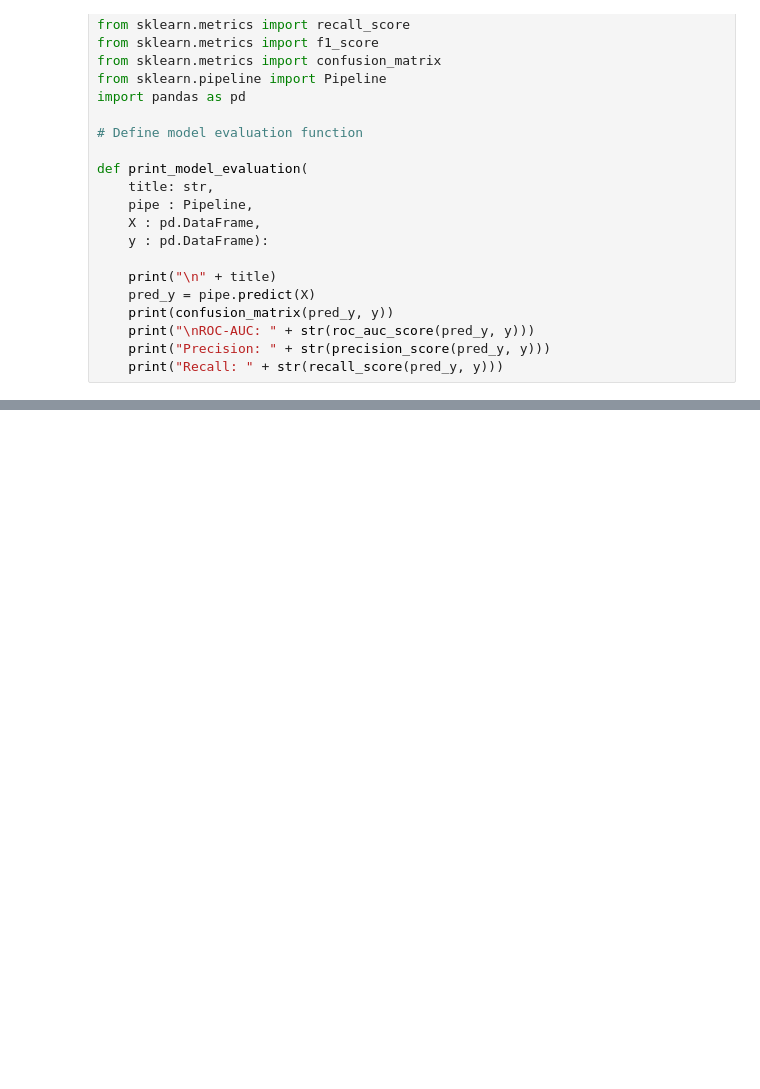
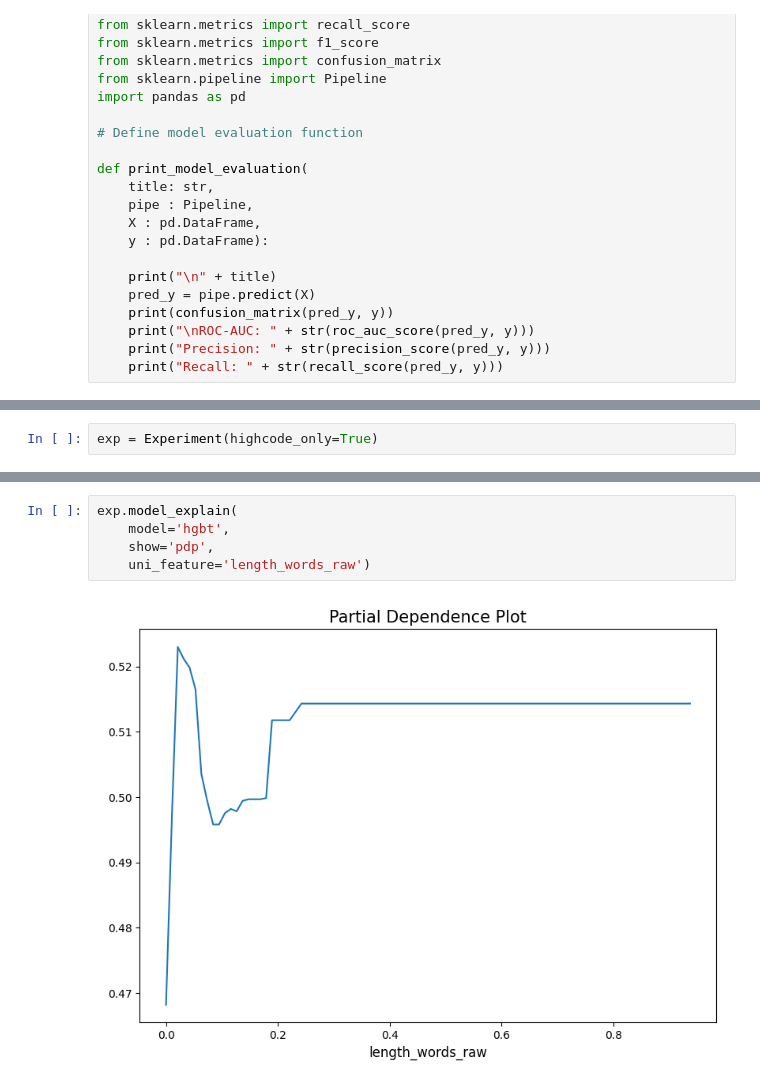
Before and after one commit to neal-logan/dsba6211-summer2024, a Jupyter notebook: nophishing/02_modeling.ipynb, the cells around one changed output, grey strips where cells are left out. Cells and saved outputs as stored; diff of their text form; blank space fills up the shorter version.

Commit message:
Wrapped up final model production and testing

```diff
--- a/nophishing/02_modeling.ipynb
+++ b/nophishing/02_modeling.ipynb
@@ -190,0 +203,2 @@ Recall: 0.967866323907455
+# %%
+exp = Experiment(highcode_only=True)
@@ -190,0 +258,7 @@ Recall: 0.967866323907455
+# %%
+exp.model_explain(
+    model='hgbt',
+    show='pdp',
+    uni_feature='length_words_raw')
+# %% [output]
+[figure, added]
```
Also changed, not shown: parts of 71 cells of this notebook.
